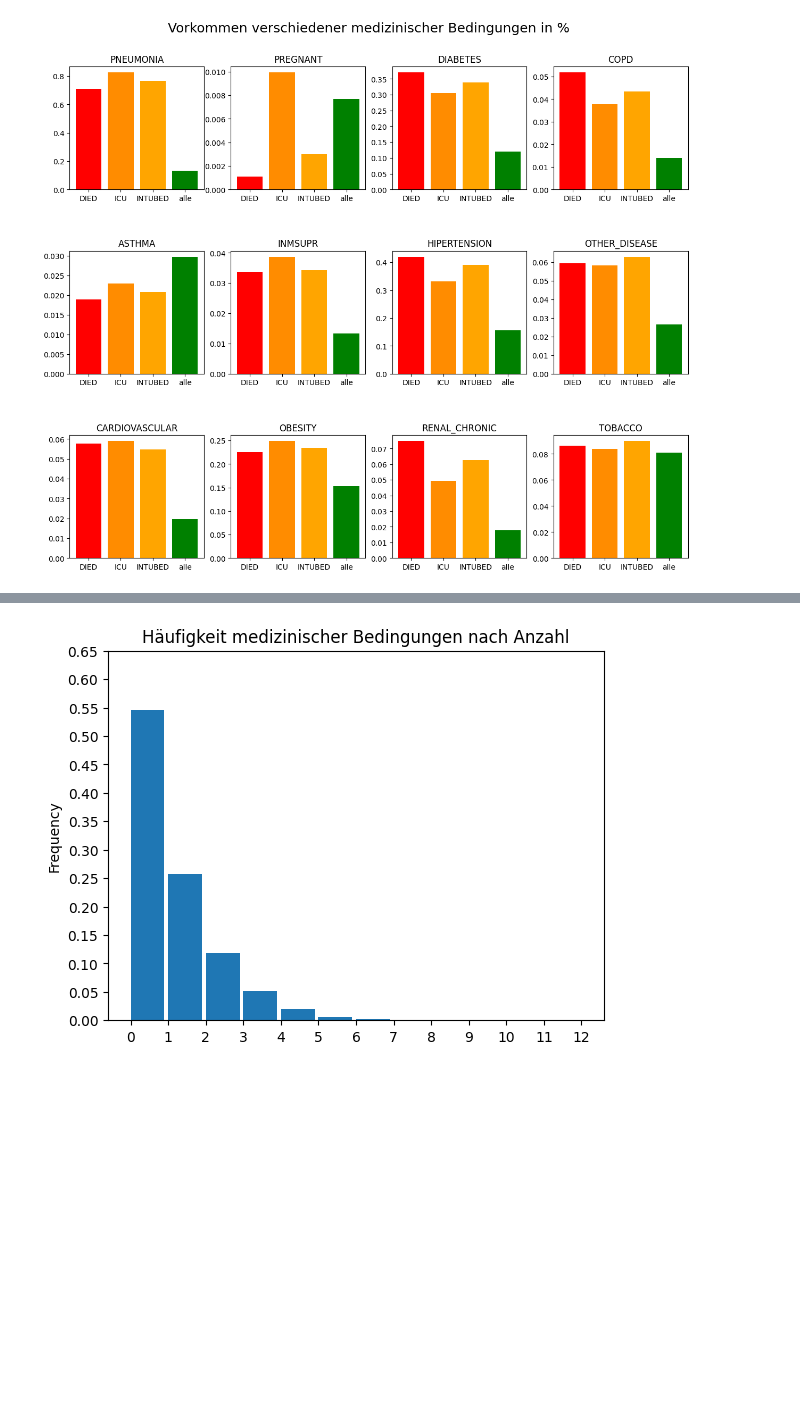
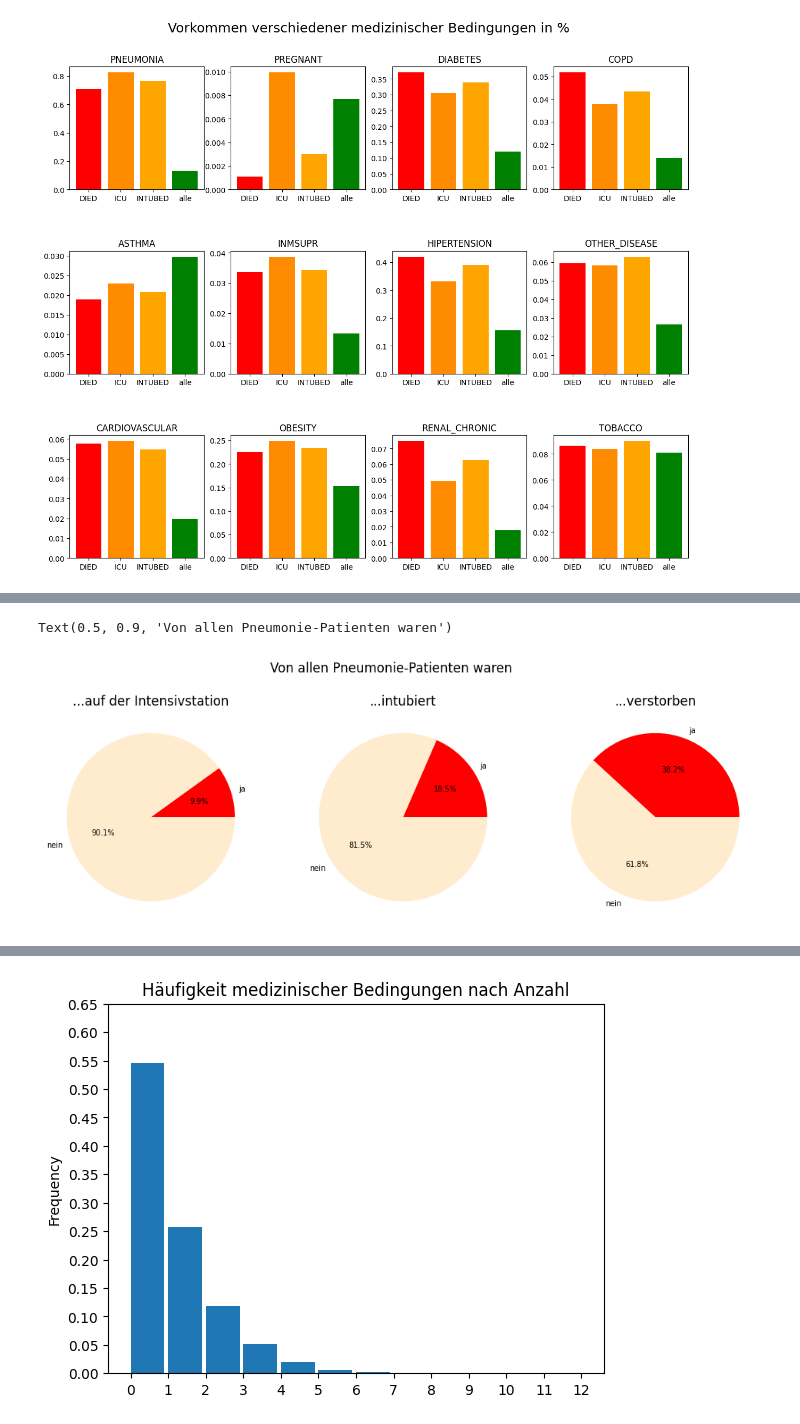
Before and after one commit to roink/covid-19-risiko-erkennung, a Jupyter notebook: notebooks/1.05-CK-Exploration.ipynb, the cells around one changed output, grey strips where cells are left out. Cells and saved outputs as stored; diff of their text form; code cells hidden in the pictures; blank space fills up the shorter version.

```diff
--- a/notebooks/1.05-CK-Exploration.ipynb
+++ b/notebooks/1.05-CK-Exploration.ipynb
@@ -161,0 +192,10 @@ plt.show()
+# %%
+df1 = pd.DataFrame([df[df.PNEUMONIA==1].groupby('ICU').size(),df[df.PNEUMONIA==1].groupby('INTUBED').size(),
+                    df[df.PNEUMONIA==1].groupby('DIED').size()])
+df1.T.plot.pie(subplots=True,figsize=(12,5),title=['...auf der Intensivstation','...intubiert','...verstorben'
+                                                  ],legend=False,autopct='%1.1f%%',
+              labels=['ja','nein'],ylabel='',fontsize=7,colors=['red','blanchedalmond'])
+plt.suptitle('Von allen Pneumonie-Patienten waren',y=0.9)
+# %% [output]
+Text(0.5, 0.9, 'Von allen Pneumonie-Patienten waren')
+[figure, added]
```
Also changed, not shown: parts of 3 cells of this notebook.
